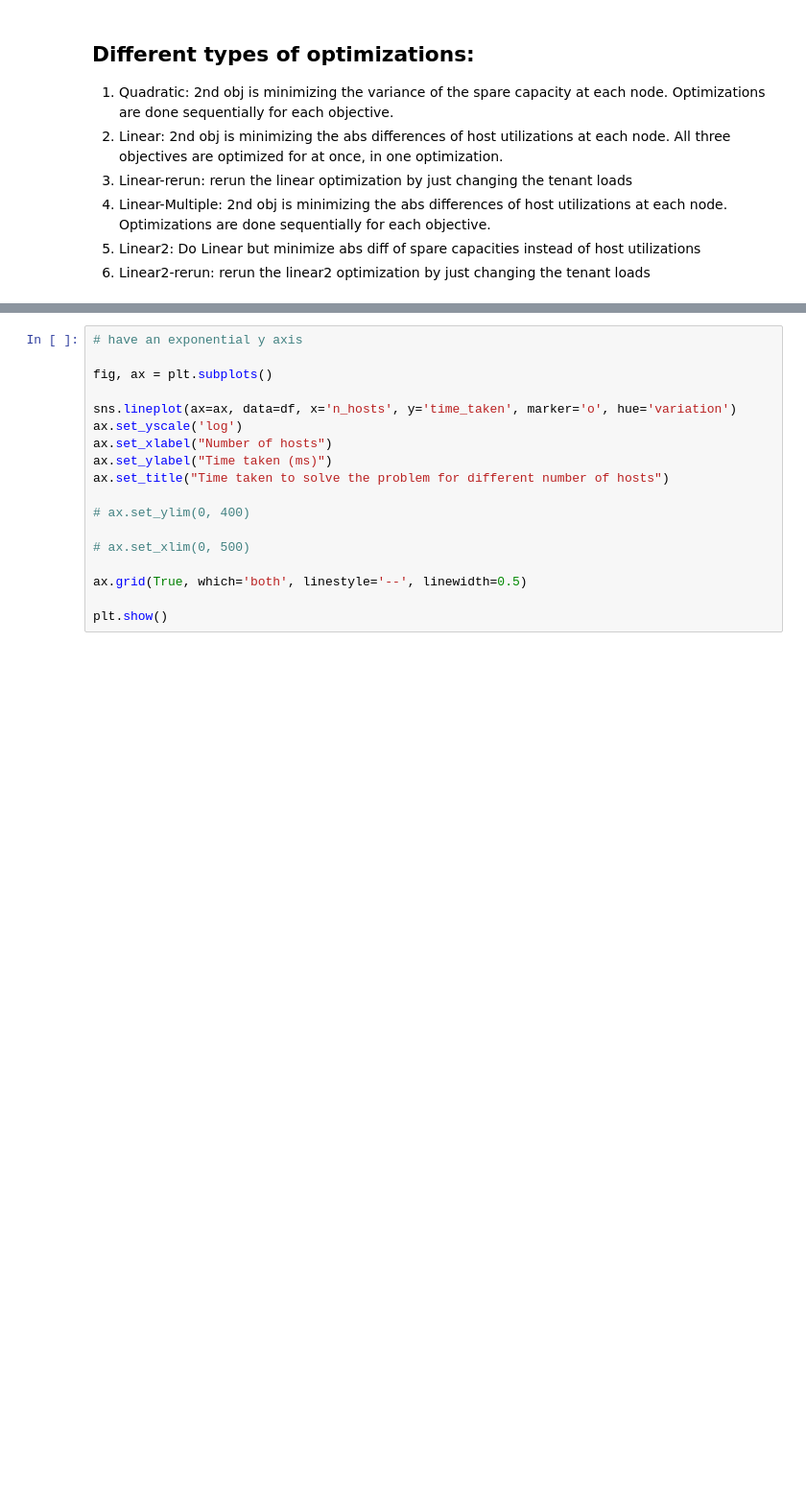
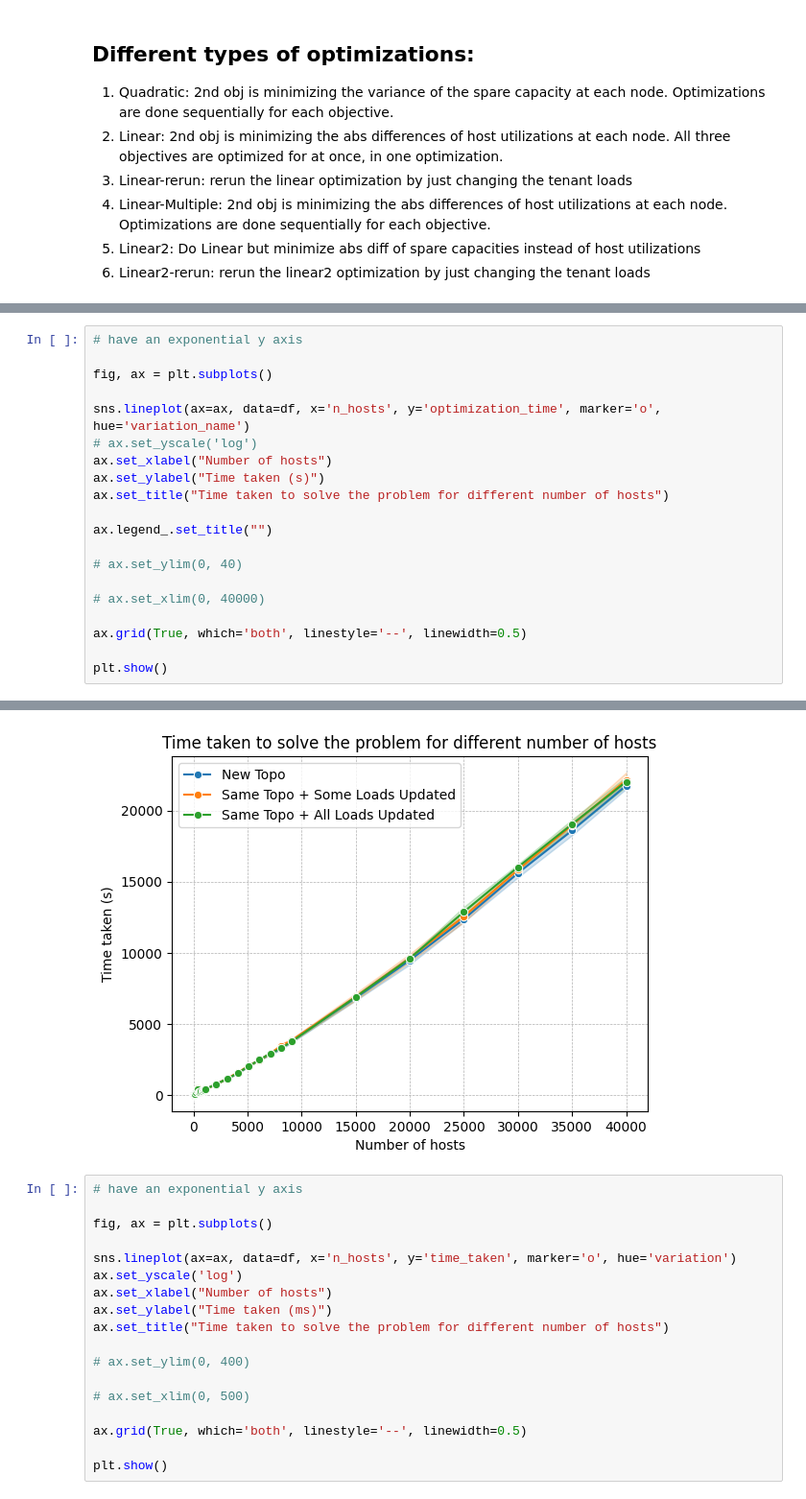
Before and after one commit to ServiceLayerNetworking/multiparty-lb, a Jupyter notebook: gurobi_server/scalability_testing/parse_scalability_test_log.ipynb, the cells around one changed output, grey strips where cells are left out. Shown at 96% size. Saved outputs shown, nothing was run; the diff lists cells and outputs as text; blank space fills up the shorter version.

```diff
--- a/gurobi_server/scalability_testing/parse_scalability_test_log.ipynb
+++ b/gurobi_server/scalability_testing/parse_scalability_test_log.ipynb
@@ -64,0 +162,21 @@ display(df)
+# %%
+# have an exponential y axis
+
+fig, ax = plt.subplots()
+
+sns.lineplot(ax=ax, data=df, x='n_hosts', y='optimization_time', marker='o', hue='variation_name')
+# ax.set_yscale('log')
+ax.set_xlabel("Number of hosts")
+ax.set_ylabel("Time taken (s)")
+ax.set_title("Time taken to solve the problem for different number of hosts")
+
+ax.legend_.set_title("")
+
+# ax.set_ylim(0, 40)
+
+# ax.set_xlim(0, 40000)
+
+ax.grid(True, which='both', linestyle='--', linewidth=0.5)
+
+plt.show()
+# %% [output]
@@ -65,3 +200,4 @@ display(df)
+[figure, added]
 # %%
 # have an exponential y axis
 
```
Also changed, not shown: parts of 6 cells of this notebook, 16 other files.
